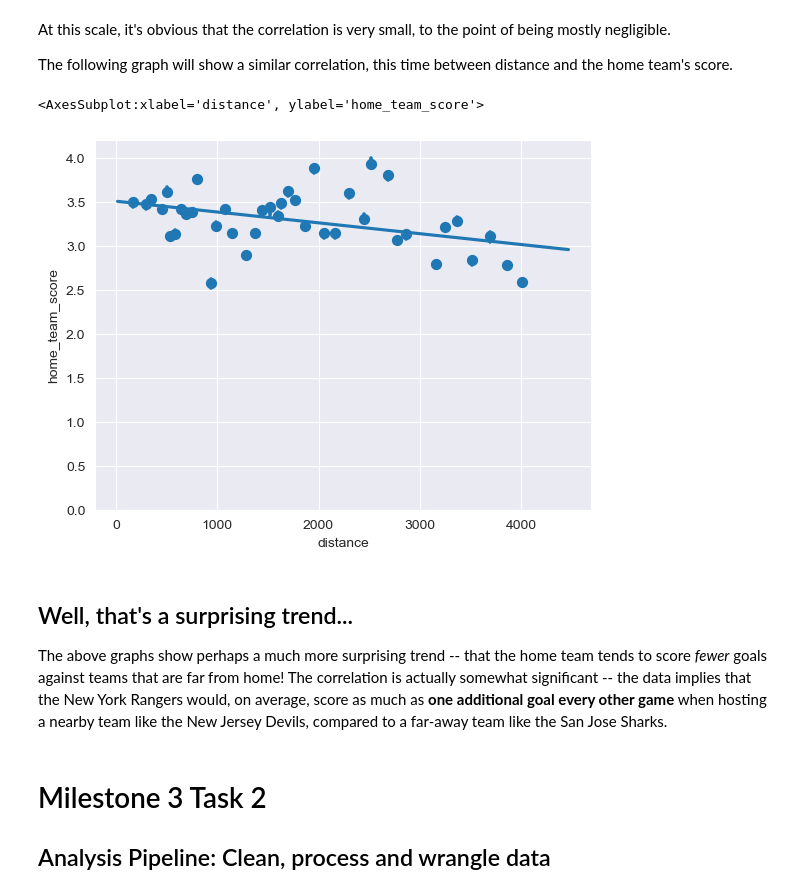
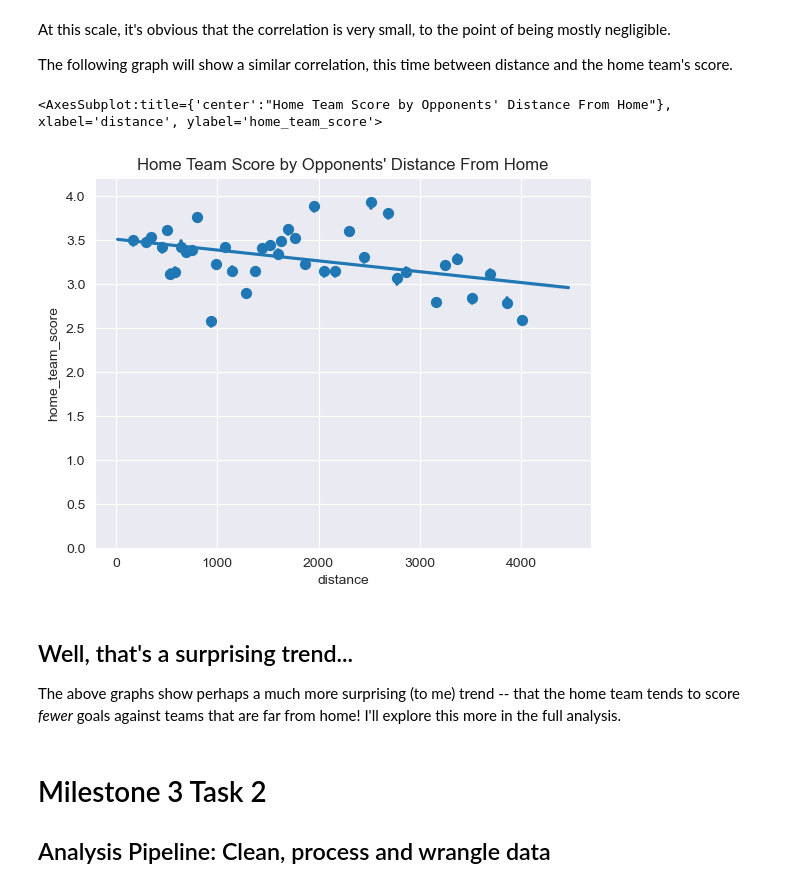
Before and after one commit to ubco-W2022T1-cosc301/project-group10, a Jupyter notebook: notebooks/analysis1.ipynb, the cells around one changed output. Drawn from its saved outputs; the diff is of its cells as text; code cells hidden in the pictures.

Commit message:
Finished analysis

```diff
--- a/notebooks/analysis1.ipynb
+++ b/notebooks/analysis1.ipynb
@@ -175,15 +179,15 @@ At this scale, it's obvious that the correlation is very small, to the point of
 The following graph will show a similar correlation, this time between distance and the home team's score.
 # %%
 rp_home = sns.regplot(x='distance',y='home_team_score',data=df, x_bins=40, ci=10)
-rp_home.set(ylim=[0,4.2])
+rp_home.set(ylim=[0,4.2], title="Home Team Score by Opponents' Distance From Home")
 rp_home
 # %% [output]
-<AxesSubplot:xlabel='distance', ylabel='home_team_score'>
+<AxesSubplot:title={'center':"Home Team Score by Opponents' Distance From Home"}, xlabel='distance', ylabel='home_team_score'>
-[figure, old version]
+[figure, new version]
 # %% [markdown]
 ## Well, that's a surprising trend...
 
-The above graphs show perhaps a much more surprising trend -- that the home team tends to score *fewer* goals against teams that are far from home! The correlation is actually somewhat significant -- the data implies that the New York Rangers would, on average, score as much as **one additional goal every other game** when hosting a nearby team like the New Jersey Devils, compared to a far-away team like the San Jose Sharks.
+The above graphs show perhaps a much more surprising (to me) trend -- that the home team tends to score *fewer* goals against teams that are far from home! I'll explore this more in the full analysis.
 # %% [markdown]
 # Milestone 3 Task 2
 ## Analysis Pipeline: Clean, process and wrangle data
```
Also changed, not shown: parts of 27 cells of this notebook, 1 other file.
